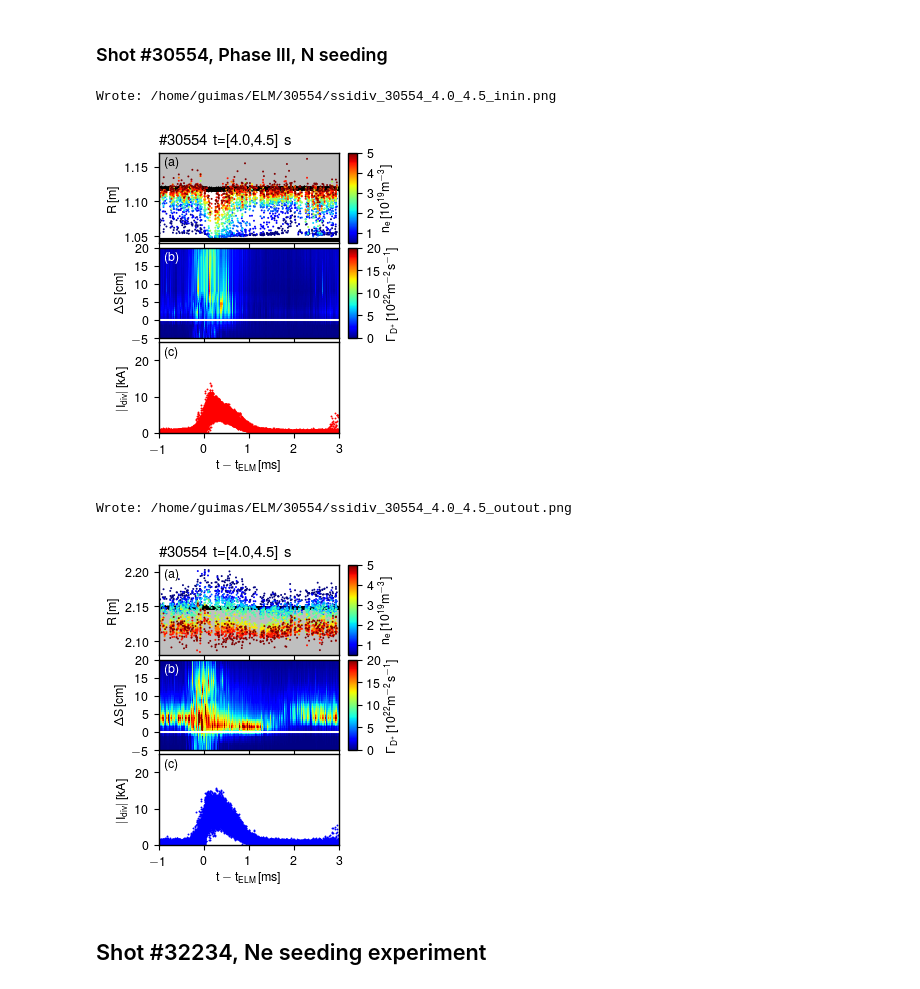
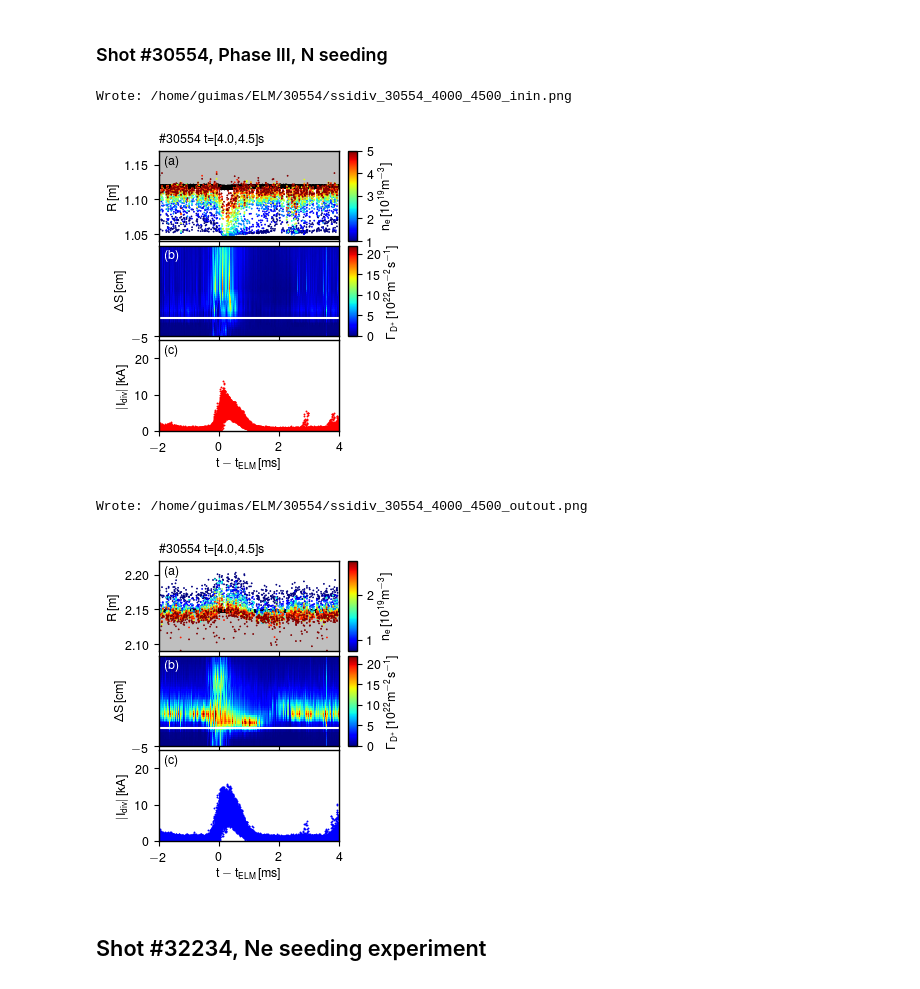
Before and after one commit to guimarais/ELMidiv, a Jupyter notebook: ELM_jsat_ECA_IDIV.ipynb, the cells around one changed output. Cells and saved outputs as stored; diff of their text form; code cells hidden in the pictures.

```diff
--- a/ELM_jsat_ECA_IDIV.ipynb
+++ b/ELM_jsat_ECA_IDIV.ipynb
@@ -1,5 +1,5 @@
 # %%
-from sigelmsync import sigelmsync
+from elmlib import sigelmsync
 from starkelmsync import starkelmsync
 from getsig import getsig
 import matplotlib.cm as cm
@@ -9,6 +9,10 @@ from mpl_toolkits.axes_grid1.inset_locator import inset_axes
 import matplotlib.colors as colors
 import numpy as np
 import os
+import dd
+from elmlib import ddelmsync
+%load_ext autoreload
+%autoreload 2
 #
-plt.style.use('helvet')
+plt.style.use('helvet2')
 #
@@ -270,16 +311,18 @@ Wrote: /home/guimas/ELM/30554/ssidiv_30554_3.0_3.5_outout.png
 # %%
 shotnr = 30554
 ti = 4.0
 tf = 4.5
-preft = 0.001
-suft = 0.003
-three_starksync(shotnr, ti, tf, preft=preft, suft=suft, refside='in', divside='in', elm_exper='guimas')
-three_starksync(shotnr, ti, tf, preft=preft, suft=suft, refside='out', divside='out', elm_exper='guimas')
+preft = 0.002
+suft = 0.004
+three_starksync(shotnr, ti, tf, preft=preft, suft=suft, refside='in', divside='in', minyval=1.04, maxyval=1.17, elm_exper='guimas', mindens=0.5, maxdens=5.0, rdl_edition=1, vmax=22, dotsize=0.6)
+three_starksync(shotnr, ti, tf, preft=preft, suft=suft, refside='out', divside='out', minyval=2.09, maxyval=2.22, elm_exper='guimas', mindens=0.5, maxdens=3.0, rdl_edition=0, vmax=22, dotsize=0.6)
+#three_starksync(shotnr, ti, tf, preft=preft, suft=suft, refside='in', divside='in', elm_exper='guimas')
+#three_starksync(shotnr, ti, tf, preft=preft, suft=suft, refside='out', divside='out', elm_exper='guimas')
 # %% [output]
-Wrote: /home/guimas/ELM/30554/ssidiv_30554_4.0_4.5_inin.png
+Wrote: /home/guimas/ELM/30554/ssidiv_30554_4000_4500_inin.png
-[figure, old version]
+[figure, new version]
-Wrote: /home/guimas/ELM/30554/ssidiv_30554_4.0_4.5_outout.png
+Wrote: /home/guimas/ELM/30554/ssidiv_30554_4000_4500_outout.png
-[figure, old version]
+[figure, new version]
 # %% [markdown]
 ## Shot #32234, Ne seeding experiment
 # %% [markdown]
```
Also changed, not shown: parts of 7 cells of this notebook, 6 other files.
